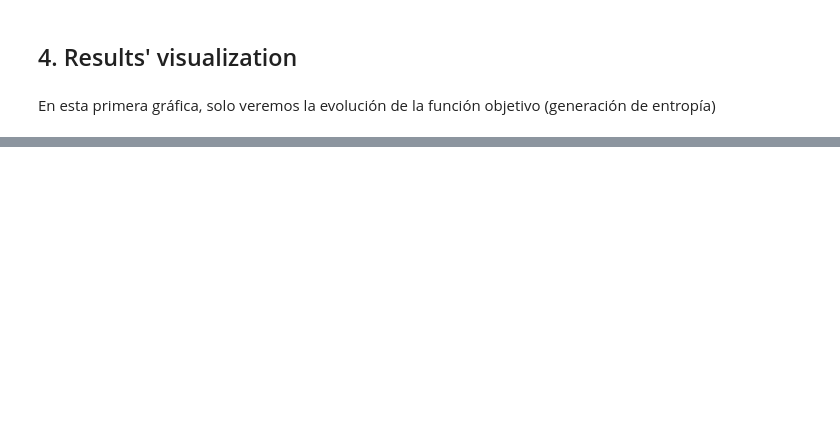
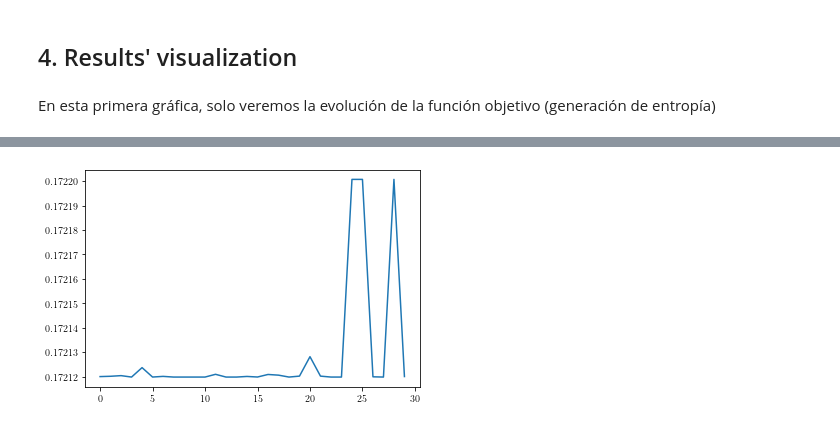
Before and after one commit to GuillermoPerezE/Microchannels, a Jupyter notebook: Notebook.ipynb, the cells around one changed output, grey strips where cells are left out. Saved outputs shown, nothing was run; the diff lists cells and outputs as text; code cells hidden in the pictures; blank space fills up the shorter version.

```diff
--- a/Notebook.ipynb
+++ b/Notebook.ipynb
@@ -184,0 +301,38 @@ parameters=dict(
+# %%
+import glob
+import os
+import json
+import numpy as np
+import matplotlib.pyplot as plt
+
+folderO=['data_files/raw/' + filename for filename \
+                  in os.listdir('data_files/raw/') if filename.startswith("MC_results1_")]
+perf=np.empty([20,30])
+comb=np.empty([20,30],dtype=object)
+file_type = r'\*json'
+row=0
+for folder in folderO:
+    folderI=[folder + '/' + filename for filename \
+                  in os.listdir(folder) ]
+    column=0
+    print(folder)
+    for folder2 in folderI:
+        #print(folder2)
+        list_of_files = glob.glob(folder2 + file_type)
+        #print(list_of_files)
+        latest_file = max(list_of_files, key=os.path.getmtime)
+        #print(latest_file)
+        with open(latest_file) as json_file:
+            data = json.load(json_file)
+            perf[row,column]=data['performance']
+            comb[row,column]=data['encoded_solution']
+        column=column+1
+    row=row+1
+
+# Creating plot
+#plt.boxplot(vec)
+
+# show plot
+#plt.show()
+print(perf)
+print(comb)
@@ -184,0 +403,6 @@ parameters=dict(
+# %%
+np.set_printoptions(precision=55)
+plt.plot(perf[4,:])
+plt.show()
+# %% [output]
+[figure, added]
```
Also changed, not shown: parts of 60 cells of this notebook, 4 other files.
